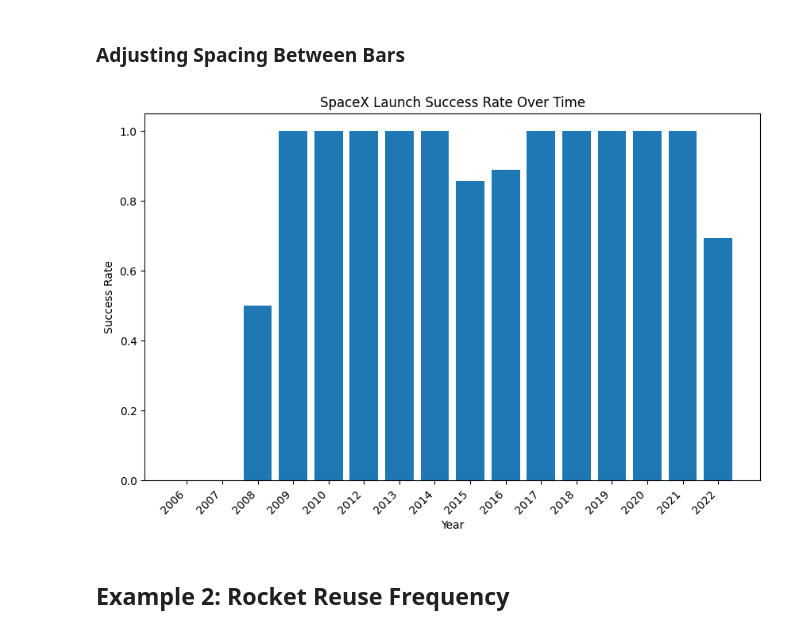
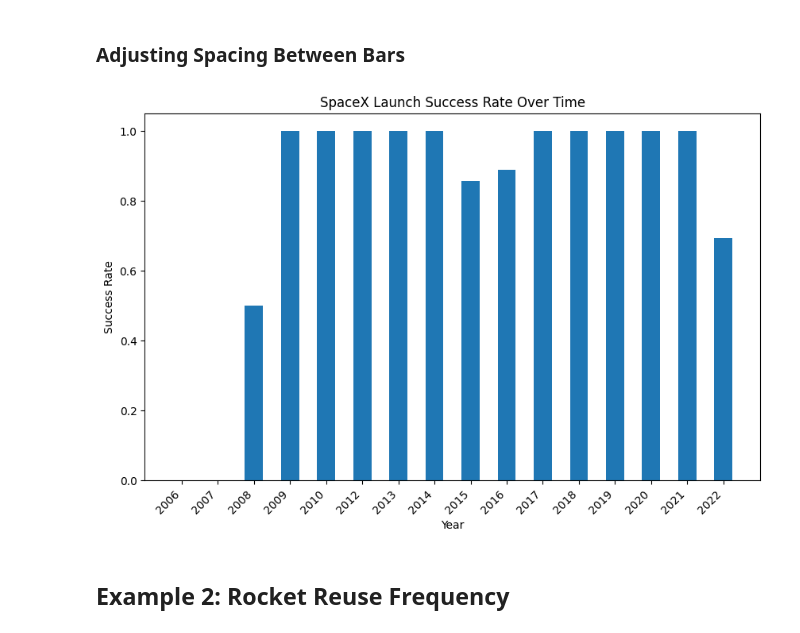
Before and after one commit to haphantran/Python_CrashCourse, a Jupyter notebook: Chap7-SpaceX_API_with_matplotlib/Chap7_SpaceX_API_small_project.ipynb, the cells around one changed output. Drawn from its saved outputs; the diff is of its cells as text; code cells hidden in the pictures.

```diff
--- a/Chap7-SpaceX_API_with_matplotlib/Chap7_SpaceX_API_small_project.ipynb
+++ b/Chap7-SpaceX_API_with_matplotlib/Chap7_SpaceX_API_small_project.ipynb
@@ -130,3 +210,7 @@ Requirement already satisfied: packaging>=20.0 in /opt/homebrew/lib/python3.11/s
 [notice] A new release of pip is available: 24.0 -> 24.1.1
 [notice] To update, run: python3.11 -m pip install --upgrade pip
 Note: you may need to restart the kernel to use updated packages.
+# %%
+launch = all_launches[0]
+# launch['date_utc'][:4]
+launch['success']
@@ -175,14 +260,14 @@ plt.show()
 # %%
 # Create the bar chart
 plt.figure(figsize=(10, 6))
-plt.bar(success_rates.keys(), success_rates.values(), width=0.8)  # Adjust bar width for spacing
+plt.bar(success_rates.keys(), success_rates.values(), width=0.5)  # Adjust bar width for spacing
 plt.xlabel('Year')
 plt.ylabel('Success Rate')
 plt.title('SpaceX Launch Success Rate Over Time')
 plt.xticks(rotation=45, ha="right")
 plt.show()
 # %% [output]
-[figure, old version]
+[figure, new version]
 # %% [markdown]
 ## Example 2: Rocket Reuse Frequency
 # %%
```
Also changed, not shown: parts of 16 cells of this notebook, 4 other files.
